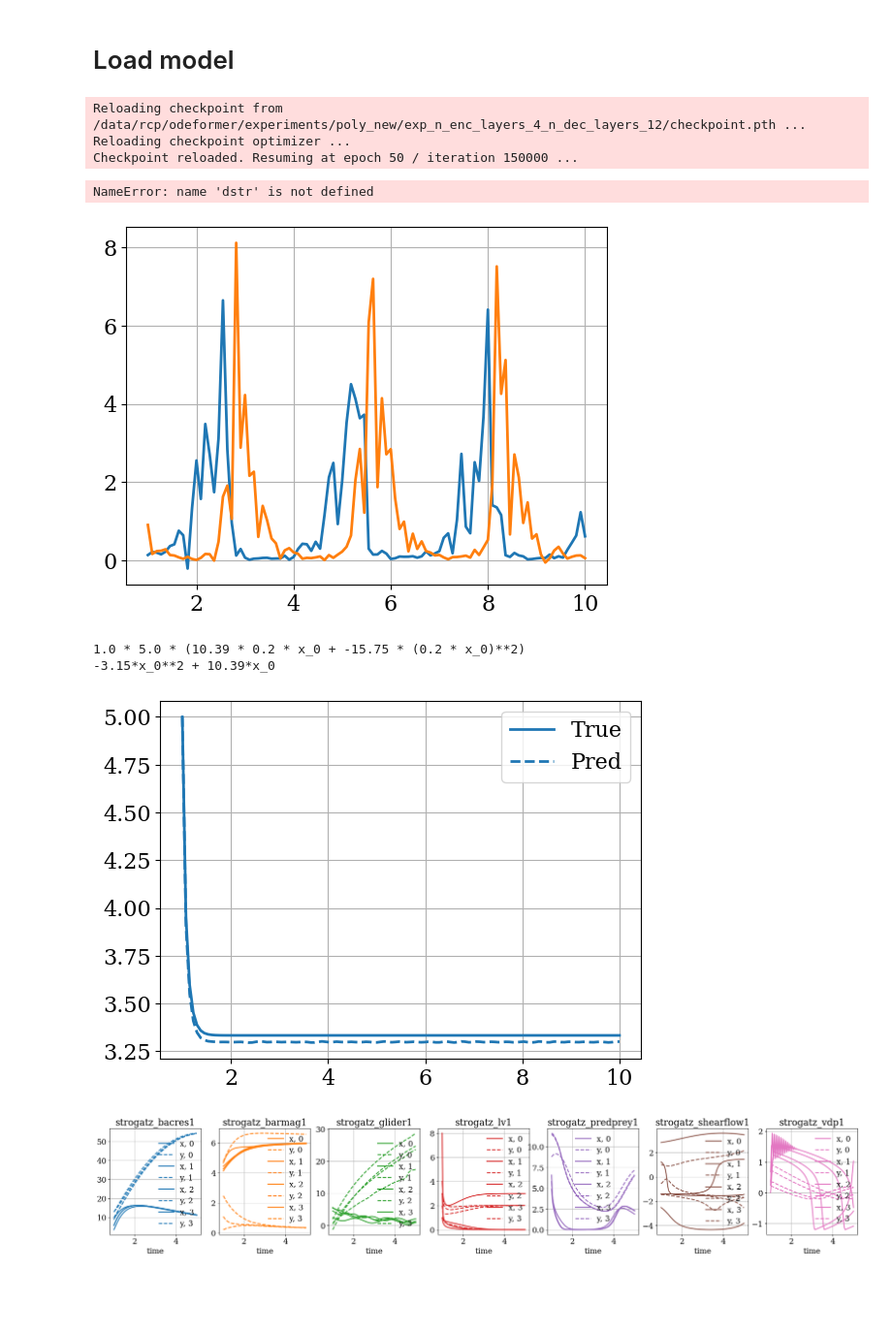
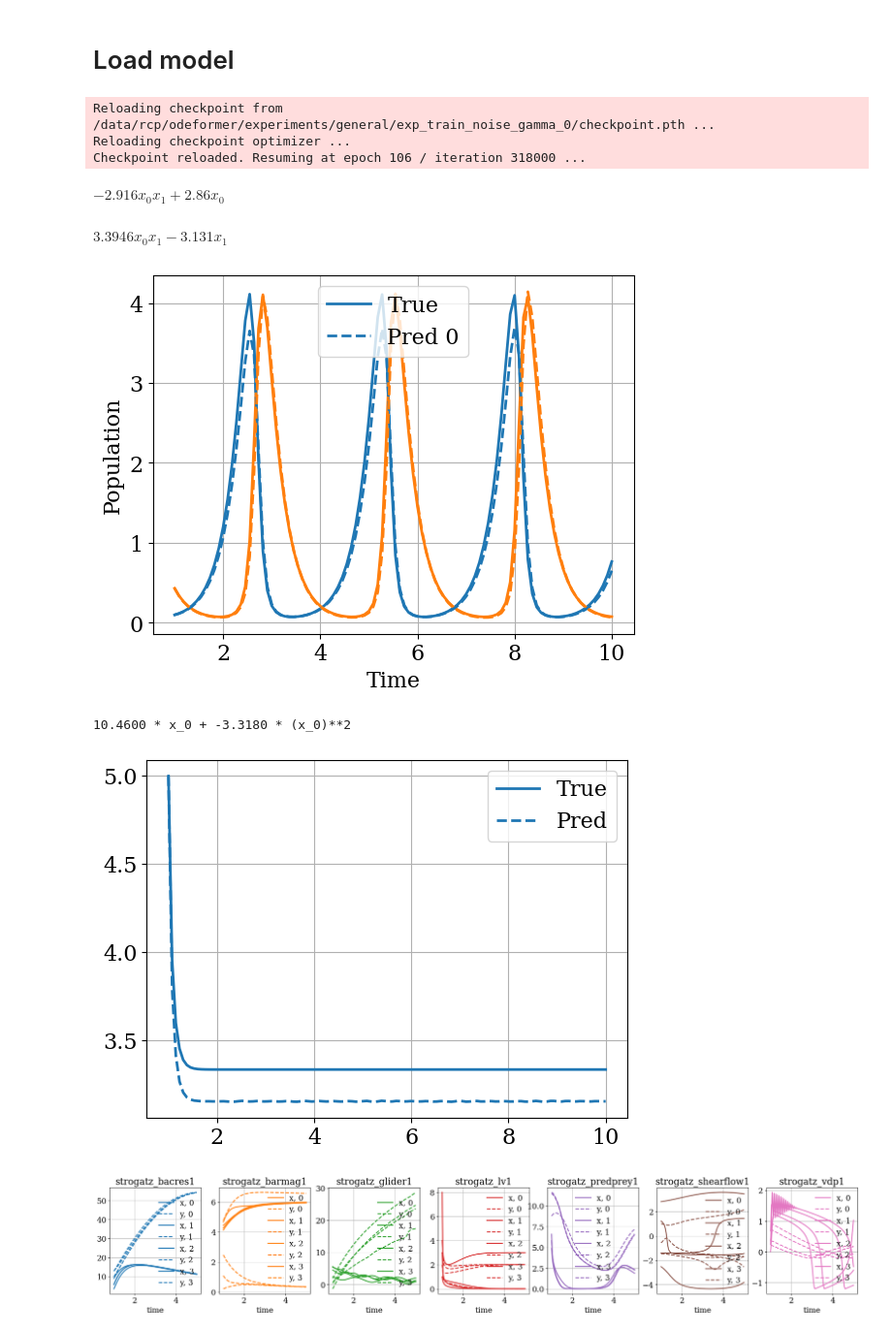
Before and after one commit to sdascoli/odeformer, a Jupyter notebook: tests.ipynb, the cells around one changed output. Shown at 97% size. Cells and saved outputs as stored; diff of their text form; code cells hidden in the pictures; blank space fills up the shorter version.

```diff
--- a/tests.ipynb
+++ b/tests.ipynb
@@ -51,9 +51,10 @@ paths = [
     #"sympy"
     #"mlm"
     #"scale"
-    "poly_new"
+    #"poly_new"
     #"bounded"
     #"masked"
+    "general"
        ]
 
 
@@ -85,7 +86,9 @@ for path in paths:
         f = open(logfile, "r")
         for line in f.readlines():
             if '__log__' in line or '__pmlb__' in line or '__oscillators__' in line:
-                log = eval(line[line.find('{'):].rstrip('\n'))
+                try: log = eval(line[line.find('{'):].rstrip('\n'))
+                except:
+                    print(line)
                 epoch = log['epoch']
                 if '__pmlb__' in line:
                     if epoch <= latest_pmlb: continue
@@ -240,11 +235,11 @@ run = runs[0]
 args = run['args']
 df = pd.read_csv(args.output_dir/'evals_all/eval_in_domain.csv')
 #df = pd.read_csv(args.output_dir/'evals_all/eval_pmlb.csv')
-#df = df.query('info_n_masked_variables==0')
-df = df.query('info_dimension==5')
-df = df.query('r2_zero>0.99')
+df = df.query('info_n_masked_variables==1')
+#df = df.query('info_dimension==5')
+#df = df.query('r2_zero>0.99')
 for i, (_, sample) in enumerate(df.iterrows()):
-    if i==20: break
+    if i==10: break
     try:
         print(sample['r2_zero'], sample['term_difference'])
         if hasattr(sample, 'trees'):
@@ -283,15 +262,15 @@ extra_args = {
 with stdout_redirected():
     dstr = load_run(run, extra_args=extra_args)
 # %% [output]
-Reloading checkpoint from /data/rcp/odeformer/experiments/poly_new/exp_n_enc_layers_4_n_dec_layers_12/checkpoint.pth ...
+Reloading checkpoint from /data/rcp/odeformer/experiments/general/exp_train_noise_gamma_0/checkpoint.pth ...
 Reloading checkpoint optimizer ...
-Checkpoint reloaded. Resuming at epoch 50 / iteration 150000 ...
+Checkpoint reloaded. Resuming at epoch 106 / iteration 318000 ...
 # %%
-dstr.rescale=False
-dstr.average_trajectories=True
+dstr.rescale=True
+dstr.average_trajectories=False
 
 dstr.model.beam_type = 'sampling'
-dstr.model.beam_size = 3
+dstr.model.beam_size = 5
 dstr.model.beam_temperature = .1
 # %%
 a = 3 # growth rate of rabbits
@@ -310,39 +289,39 @@ def lotka_volterra(X, t):
 # solve ODE
 times, trajectories = [],[]
 np.random.seed(0)
-for _ in range(5):
+for _ in range(1):
     time = np.linspace(1,10,100)     # time
     y0 = np.random.uniform(-1,1,size=(2,)) # initial conditions
     #y0 = [20,20]
     trajectory = integrate.odeint(lotka_volterra, y0, time)
-    trajectory *= (1+.5*np.random.randn(*trajectory.shape))
+    #trajectory *= (1+.5*np.random.randn(*trajectory.shape))
     times.append(time)
     trajectories.append(trajectory)
 
 plt.figure()
 plt.plot(time, trajectories[0][:,0], color='C0', label='True')
 plt.plot(time, trajectories[0][:,1], color='C1')
 
 
 candidates = dstr.fit(times, trajectories, sort_metric='r2_zero')
-print(candidates)
 for i, tree in enumerate(candidates[0][:1]):
     sympy_trees = env.simplifier.tree_to_sympy_expr(tree)
     for sympy_tree in sympy_trees:
         display(sympy_tree)
     pred_trajectory = integrate_ode(trajectories[0][0], time, tree, "solve_ivp", debug=True)
     try:
         plt.plot(time, pred_trajectory[:,0], ls='--', label=f'Pred {i}')
         plt.plot(time, pred_trajectory[:,1], ls='--')
     except:
         print(traceback.format_exc())
 plt.xlabel('Time')
 plt.ylabel('Population')
 plt.legend()
 plt.show()
 # %% [output]
-NameError: name 'dstr' is not defined
+$\displaystyle - 2.916 x_{0} x_{1} + 2.86 x_{0}$
+$\displaystyle 3.3946 x_{0} x_{1} - 3.131 x_{1}$
-[figure, old version]
+[figure, new version]
 # %%
 dstr.rescale=True
 a = -3
@@ -362,15 +341,13 @@ candidates = dstr.fit(times, trajectory)
 tree = candidates[0][0]
 for tree in candidates[0][:1]:
     print(tree)
-    print(env.simplifier.readable_tree(tree))
     pred_trajectory = integrate_ode(y0,times, tree, "solve_ivp")
     plt.plot(sorted(times), pred_trajectory[:,0], color='C0', ls='--', label='Pred')
 plt.legend()
 plt.show()
 # %% [output]
-1.0 * 5.0 * (10.39 * 0.2 * x_0 + -15.75 * (0.2 * x_0)**2)
--3.15*x_0**2 + 10.39*x_0
+10.4600 * x_0 + -3.3180 * (x_0)**2
-[figure, old version]
+[figure, new version]
 # %%
 import numpy as np
 import matplotlib.pyplot as plt
```
Also changed, not shown: parts of 9 cells of this notebook, 6 other files.
